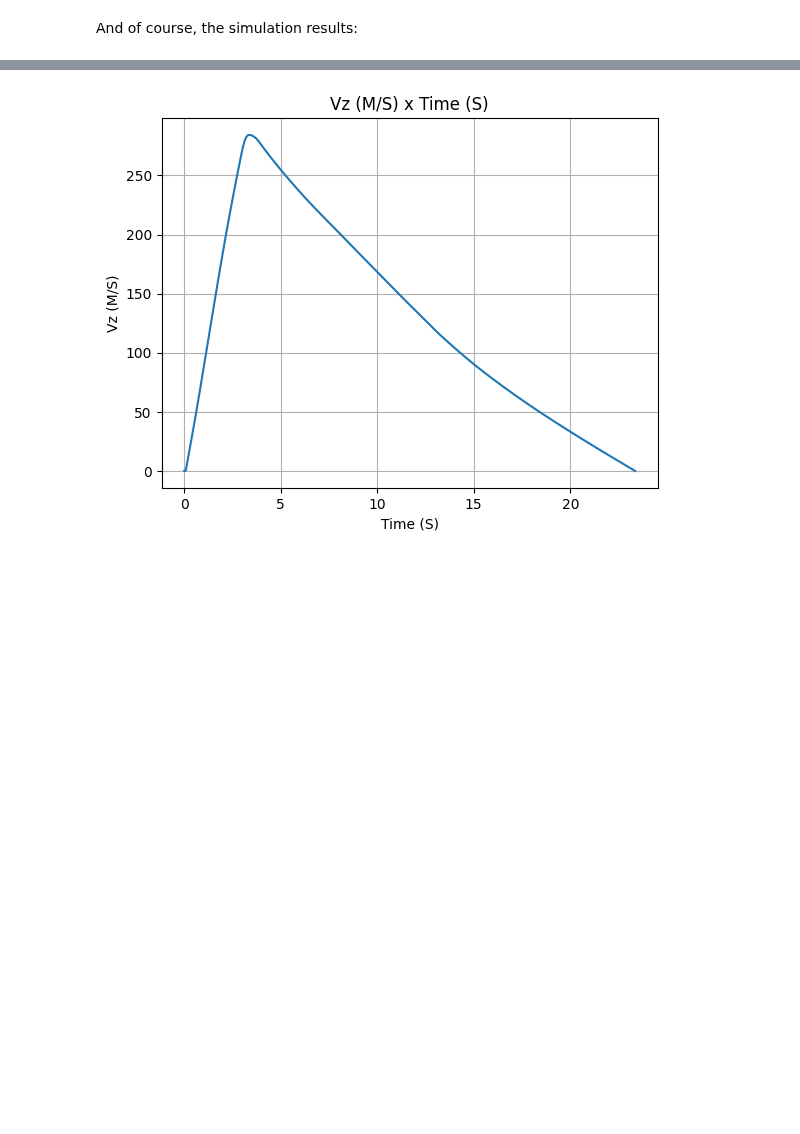
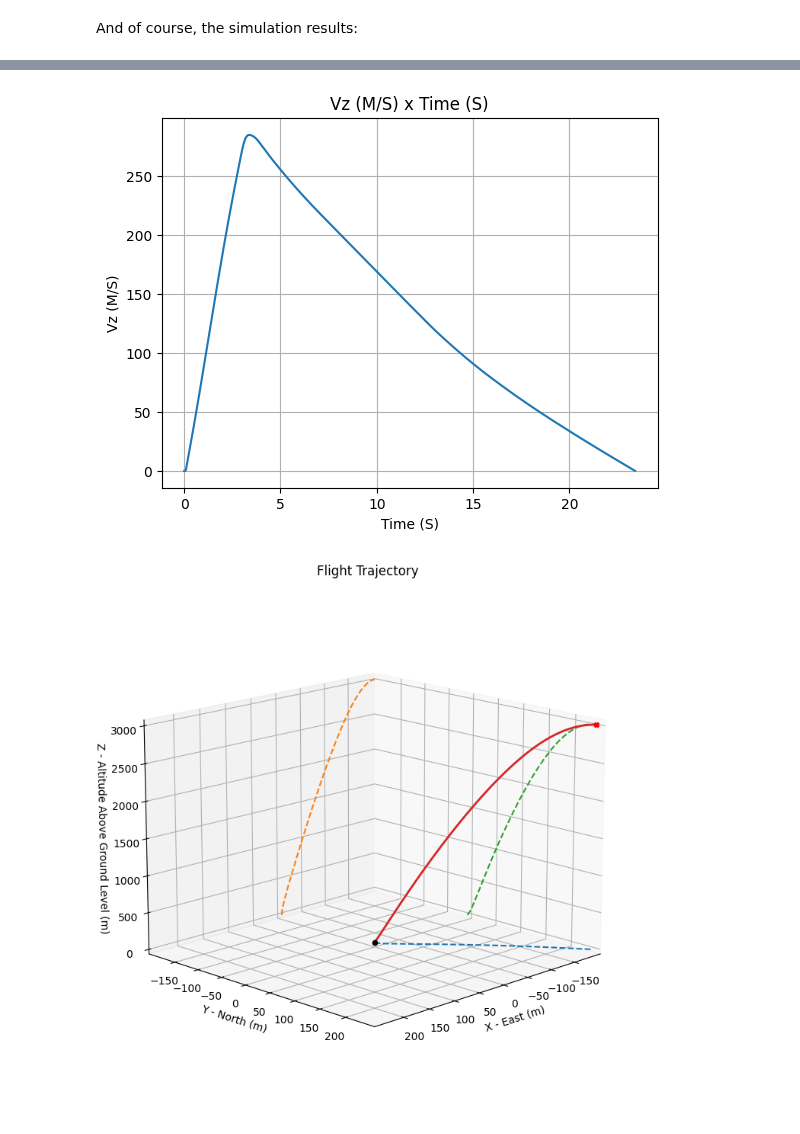
Before and after one commit to RocketPy-Team/RocketPy, a Jupyter notebook: docs/notebooks/air_brakes_example.ipynb, the cells around one changed output, grey strips where cells are left out. Saved outputs shown, nothing was run; the diff lists cells and outputs as text; code cells hidden in the pictures; blank space fills up the shorter version.

```diff
--- a/docs/notebooks/air_brakes_example.ipynb
+++ b/docs/notebooks/air_brakes_example.ipynb
@@ -172,6 +195,7 @@ test_flight.prints.burn_out_conditions()
 test_flight.prints.apogee_conditions()
 test_flight.altitude()
 test_flight.vz()
+test_flight.plots.trajectory_3d()
 # %% [output]
 Burn out State
 
@@ -190,2 +214,3 @@ Apogee Freestream Speed: 16.082 m/s
 [figure]
 [figure]
+[figure, added]
```
Also changed, not shown: parts of 5 cells of this notebook.
